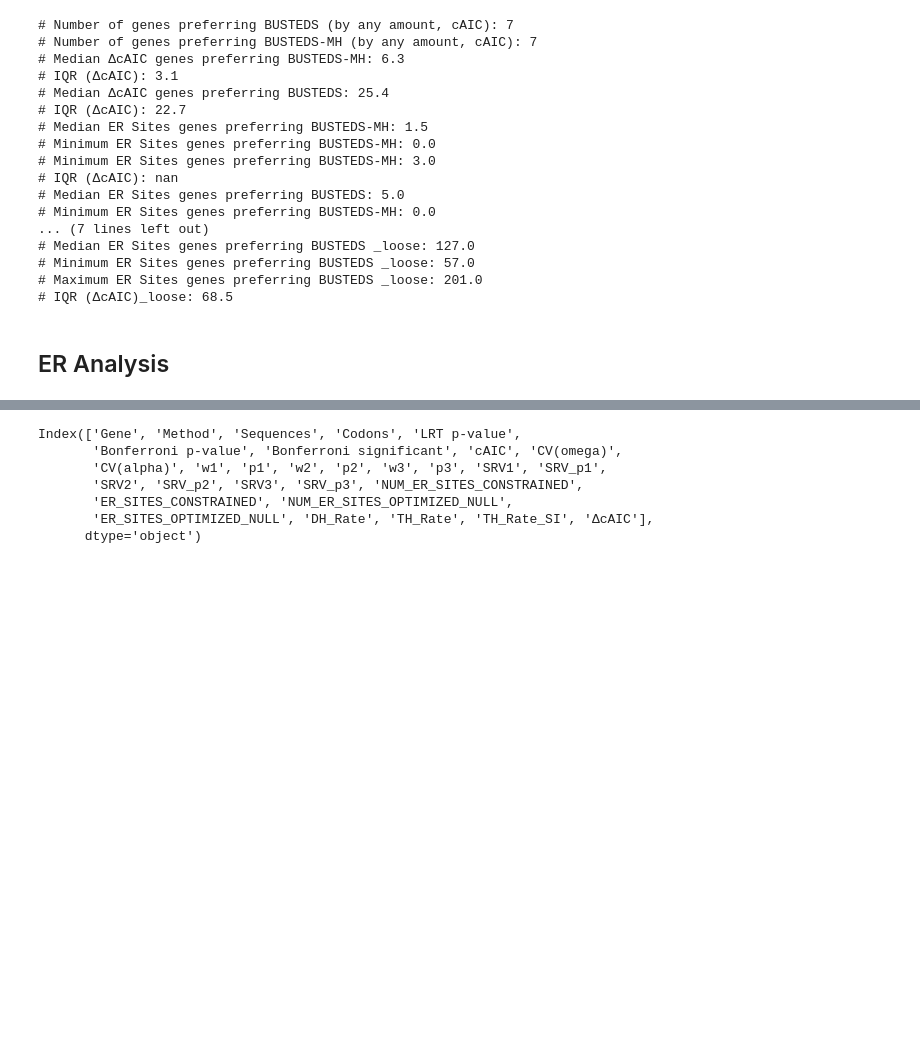
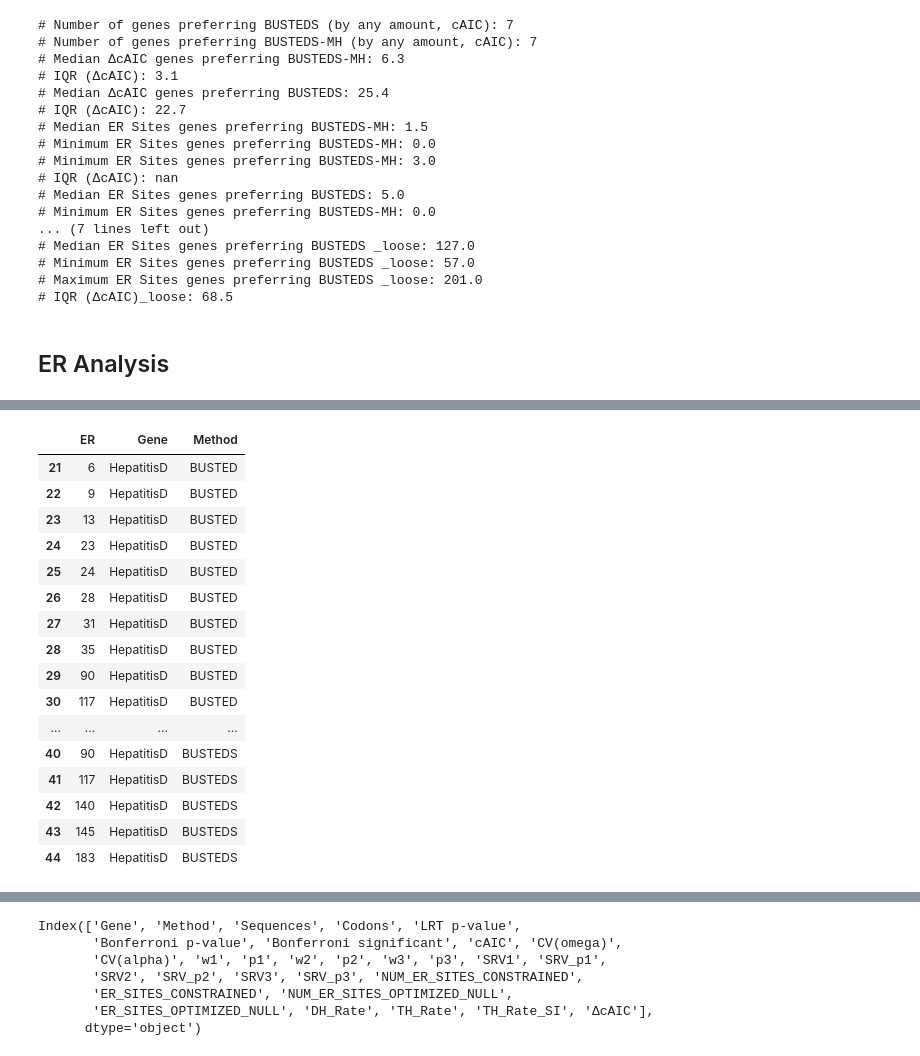
Before and after one commit to aglucaci/BUSTED_ModelTest, a Jupyter notebook: notebooks/View.ipynb, the cells around one changed output, grey strips where cells are left out. Saved outputs shown, nothing was run; the diff lists cells and outputs as text; code cells hidden in the pictures; blank space fills up the shorter version.

```diff
--- a/notebooks/View.ipynb
+++ b/notebooks/View.ipynb
@@ -294,0 +353,21 @@ print("# IQR (ΔcAIC)_loose:", round(IQR, 1))
+# %%
+data_dict = {}
+
+count = 0
+for index, row in result_heatmap .iterrows():
+    gene     = row["Gene"]
+    method   = row["Method"]
+    er_sites = row["ER_SITES_OPTIMIZED_NULL"]
+
+    if type(er_sites) == float:
+        continue
+    #end if
+    #data_dict[count] = {"Gene": gene, "Method": method}
+    print(gene, method, er_sites.split("|"))
+    #print("looping")
+    for item in er_sites.split("|"):
+        #print(item, count)
+        #data_dict[count].update({"ER": item})
+        data_dict[count] = {"ER": item, "Gene": gene, "Method": method}
+        count += 1
+    #end for
@@ -294,0 +412,3 @@ print("# IQR (ΔcAIC)_loose:", round(IQR, 1))
+# %%
+df = pd.DataFrame.from_dict(data_dict, orient='index')
+df
@@ -294,0 +429,20 @@ print("# IQR (ΔcAIC)_loose:", round(IQR, 1))
+# %%
+df[df["Gene"] == "HepatitisD"]
+# %% [output]
+|  | ER | Gene | Method |
+| 21 | 6 | HepatitisD | BUSTED |
+| 22 | 9 | HepatitisD | BUSTED |
+| 23 | 13 | HepatitisD | BUSTED |
+| 24 | 23 | HepatitisD | BUSTED |
+| 25 | 24 | HepatitisD | BUSTED |
+| 26 | 28 | HepatitisD | BUSTED |
+| 27 | 31 | HepatitisD | BUSTED |
+| 28 | 35 | HepatitisD | BUSTED |
+| 29 | 90 | HepatitisD | BUSTED |
+| 30 | 117 | HepatitisD | BUSTED |
+| ... | ... | ... | ... |
+| 40 | 90 | HepatitisD | BUSTEDS |
+| 41 | 117 | HepatitisD | BUSTEDS |
+| 42 | 140 | HepatitisD | BUSTEDS |
+| 43 | 145 | HepatitisD | BUSTEDS |
+| 44 | 183 | HepatitisD | BUSTEDS |
```
Also changed, not shown: parts of 10 cells of this notebook, 1 other file.
